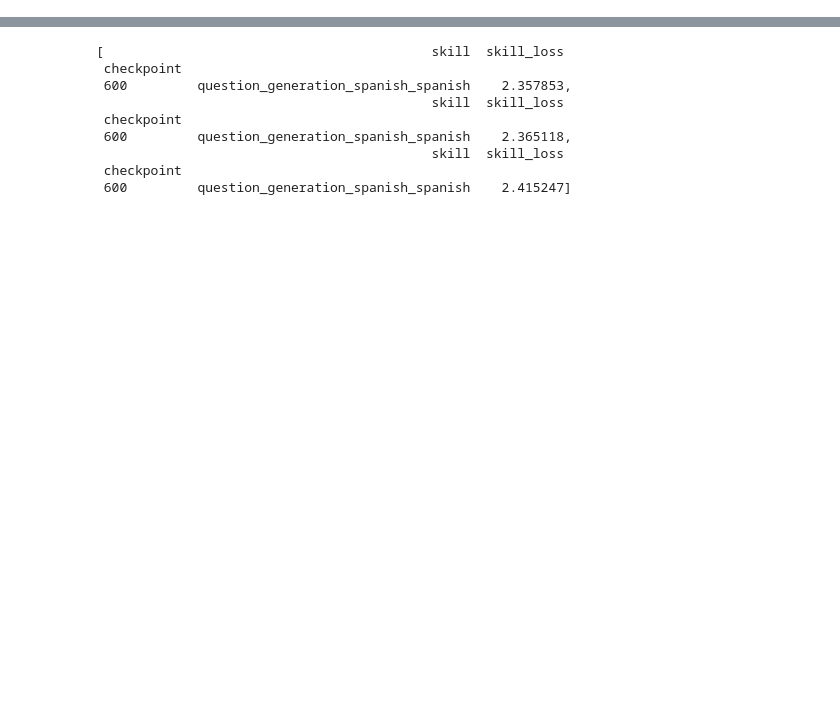
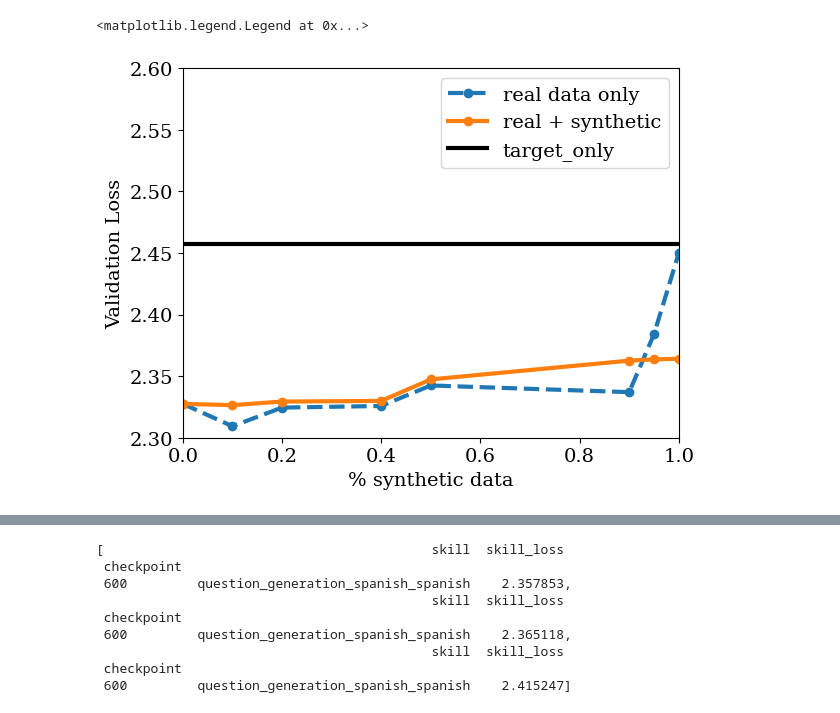
Before and after one commit to lbertge/skill-it, a Jupyter notebook: notebooks/spanish_qg_synthetic_phase_transition.ipynb, the cells around one changed output, grey strips where cells are left out. Saved outputs shown, nothing was run; the diff lists cells and outputs as text; code cells hidden in the pictures; blank space fills up the shorter version.

```diff
--- a/notebooks/spanish_qg_synthetic_phase_transition.ipynb
+++ b/notebooks/spanish_qg_synthetic_phase_transition.ipynb
@@ -120,3 +214,6 @@ sorted(df_all.method.unique())
+# %%
+synthetic_proportions = list(proportions)
+synthetic_losses = list(losses)
 # %%
 methods = []
 proportions = []
@@ -183,0 +305,3 @@ Text(0.5, 1.0, 'Targeted learning of Spanish question generation - synthetic Spa
+# %%
+real_proportions = [1 - p for p in reverse_proportions]
+real_losses = list(losses)
@@ -183,0 +312,13 @@ Text(0.5, 1.0, 'Targeted learning of Spanish question generation - synthetic Spa
+# %%
+plt.xlim(0, 1)
+plt.ylim(2.3, 2.6)
+plt.plot(real_proportions, real_losses, marker='o', linestyle='dashed', lw=3, label="real data only")
+plt.plot(synthetic_proportions, synthetic_losses, marker="o", lw=3, label="real + synthetic")
+plt.axhline(target_loss, label="target_only", color="black", lw=3)
+plt.xlabel("% synthetic data")
+plt.ylabel("Validation Loss")
+
+plt.legend()
+# %% [output]
+<matplotlib.legend.Legend at 0x...>
+[figure, added]
```
Also changed, not shown: parts of 13 cells of this notebook, 5 other files.
